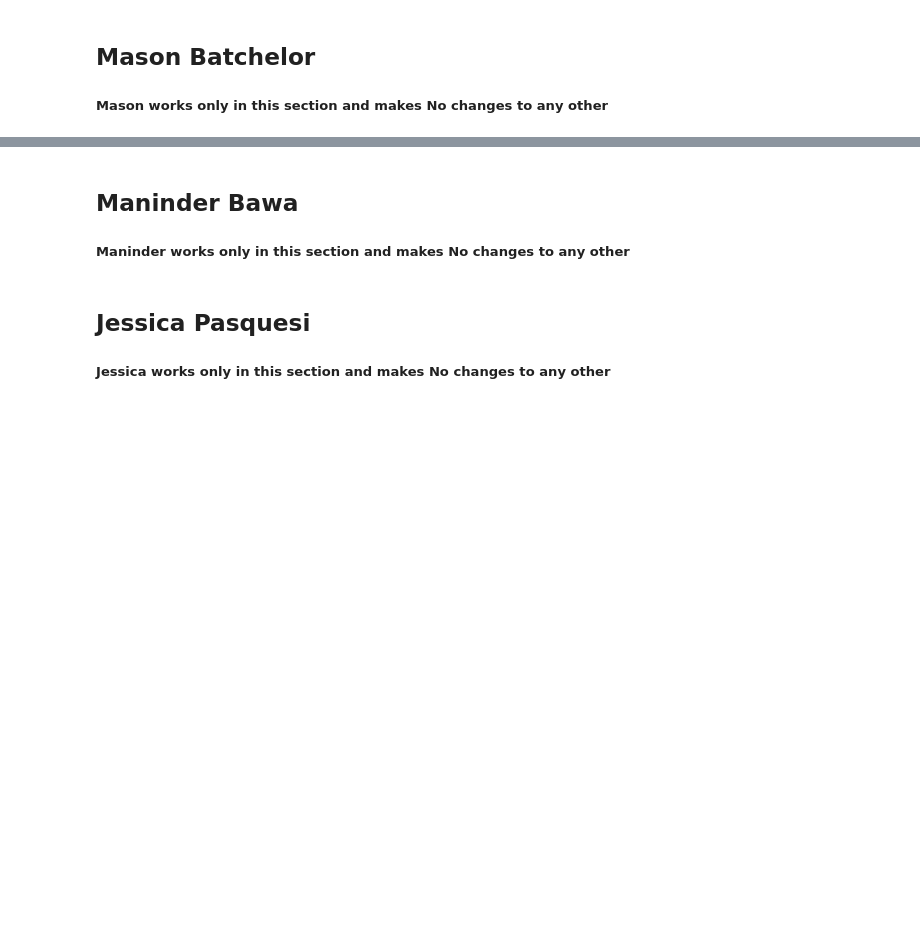
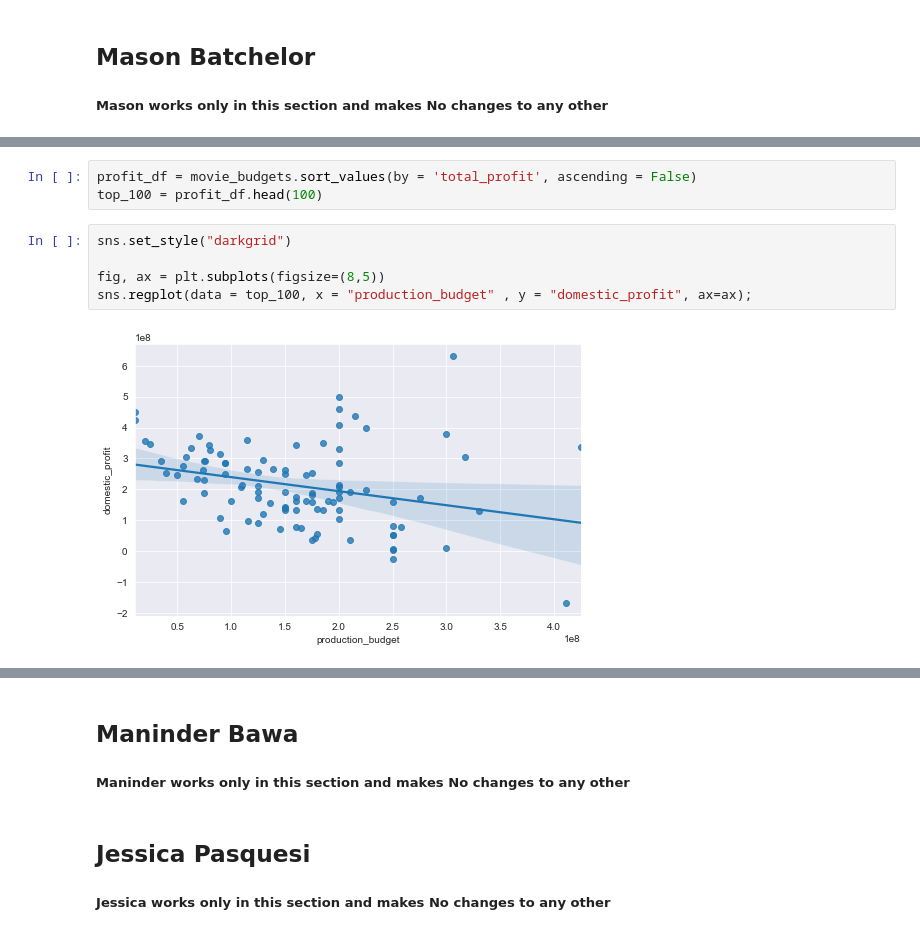
Before and after one commit to masonbatch/dsc-capstone, a Jupyter notebook: student.ipynb, the cells around one changed output, grey strips where cells are left out. Saved outputs shown, nothing was run; the diff lists cells and outputs as text; blank space fills up the shorter version.

```diff
--- a/student.ipynb
+++ b/student.ipynb
@@ -347,0 +367,10 @@ movie_budgets.head()
+# %%
+profit_df = movie_budgets.sort_values(by = 'total_profit', ascending = False)
+top_100 = profit_df.head(100)
+# %%
+sns.set_style("darkgrid")
+
+fig, ax = plt.subplots(figsize=(8,5))
+sns.regplot(data = top_100, x = "production_budget" , y = "domestic_profit", ax=ax);
+# %% [output]
+[figure, added]
```
Also changed, not shown: parts of 13 cells of this notebook, 1 other file.
